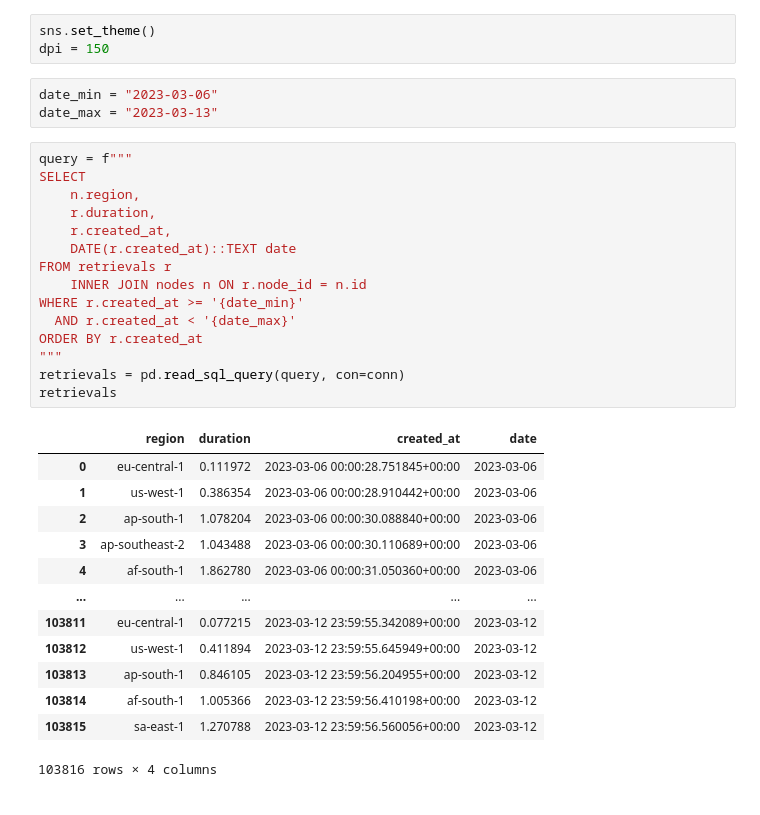
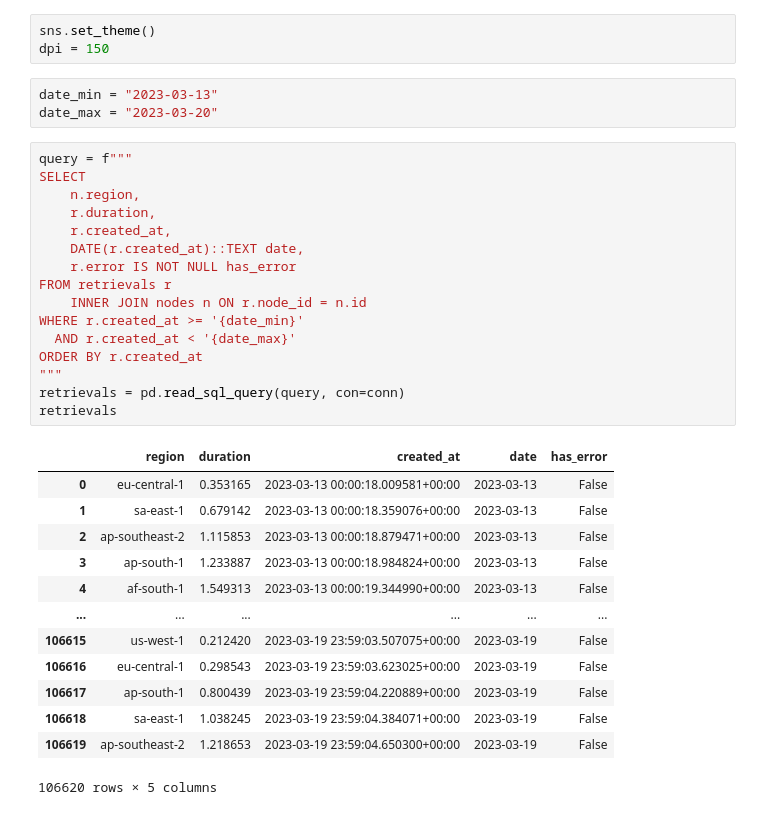
Before and after one commit to probe-lab/parsec, a Jupyter notebook: analysis/analysis.ipynb, the cells around one changed output. Drawn from its saved outputs; the diff is of its cells as text.

```diff
--- a/analysis/analysis.ipynb
+++ b/analysis/analysis.ipynb
@@ -30,37 +54,38 @@ def cdf(series: pd.Series) -> pd.DataFrame:
 sns.set_theme()
 dpi = 150
 # %%
-date_min = "2023-03-06"
-date_max = "2023-03-13"
+date_min = "2023-03-13"
+date_max = "2023-03-20"
 # %%
 query = f"""
 SELECT
     n.region,
     r.duration,
     r.created_at,
-    DATE(r.created_at)::TEXT date
+    DATE(r.created_at)::TEXT date,
+    r.error IS NOT NULL has_error
 FROM retrievals r
     INNER JOIN nodes n ON r.node_id = n.id
 WHERE r.created_at >= '{date_min}'
   AND r.created_at < '{date_max}'
 ORDER BY r.created_at
 """
 retrievals = pd.read_sql_query(query, con=conn)
 retrievals
 # %% [output]
-|  | region | duration | created_at | date |
-| 0 | eu-central-1 | 0.111972 | 2023-03-06 00:00:28.751845+00:00 | 2023-03-06 |
-| 1 | us-west-1 | 0.386354 | 2023-03-06 00:00:28.910442+00:00 | 2023-03-06 |
-| 2 | ap-south-1 | 1.078204 | 2023-03-06 00:00:30.088840+00:00 | 2023-03-06 |
-| 3 | ap-southeast-2 | 1.043488 | 2023-03-06 00:00:30.110689+00:00 | 2023-03-06 |
-| 4 | af-south-1 | 1.862780 | 2023-03-06 00:00:31.050360+00:00 | 2023-03-06 |
-| ... | ... | ... | ... | ... |
-| 103811 | eu-central-1 | 0.077215 | 2023-03-12 23:59:55.342089+00:00 | 2023-03-12 |
-| 103812 | us-west-1 | 0.411894 | 2023-03-12 23:59:55.645949+00:00 | 2023-03-12 |
-| 103813 | ap-south-1 | 0.846105 | 2023-03-12 23:59:56.204955+00:00 | 2023-03-12 |
-| 103814 | af-south-1 | 1.005366 | 2023-03-12 23:59:56.410198+00:00 | 2023-03-12 |
-| 103815 | sa-east-1 | 1.270788 | 2023-03-12 23:59:56.560056+00:00 | 2023-03-12 |
+|  | region | duration | created_at | date | has_error |
+| 0 | eu-central-1 | 0.353165 | 2023-03-13 00:00:18.009581+00:00 | 2023-03-13 | False |
+| 1 | sa-east-1 | 0.679142 | 2023-03-13 00:00:18.359076+00:00 | 2023-03-13 | False |
+| 2 | ap-southeast-2 | 1.115853 | 2023-03-13 00:00:18.879471+00:00 | 2023-03-13 | False |
+| 3 | ap-south-1 | 1.233887 | 2023-03-13 00:00:18.984824+00:00 | 2023-03-13 | False |
+| 4 | af-south-1 | 1.549313 | 2023-03-13 00:00:19.344990+00:00 | 2023-03-13 | False |
+| ... | ... | ... | ... | ... | ... |
+| 106615 | us-west-1 | 0.212420 | 2023-03-19 23:59:03.507075+00:00 | 2023-03-19 | False |
+| 106616 | eu-central-1 | 0.298543 | 2023-03-19 23:59:03.623025+00:00 | 2023-03-19 | False |
+| 106617 | ap-south-1 | 0.800439 | 2023-03-19 23:59:04.220889+00:00 | 2023-03-19 | False |
+| 106618 | sa-east-1 | 1.038245 | 2023-03-19 23:59:04.384071+00:00 | 2023-03-19 | False |
+| 106619 | ap-southeast-2 | 1.218653 | 2023-03-19 23:59:04.650300+00:00 | 2023-03-19 | False |
-103816 rows × 4 columns
+106620 rows × 5 columns
 # %%
 query = f"""
 SELECT
```
Also changed, not shown: parts of 18 cells of this notebook, 1 other file.
